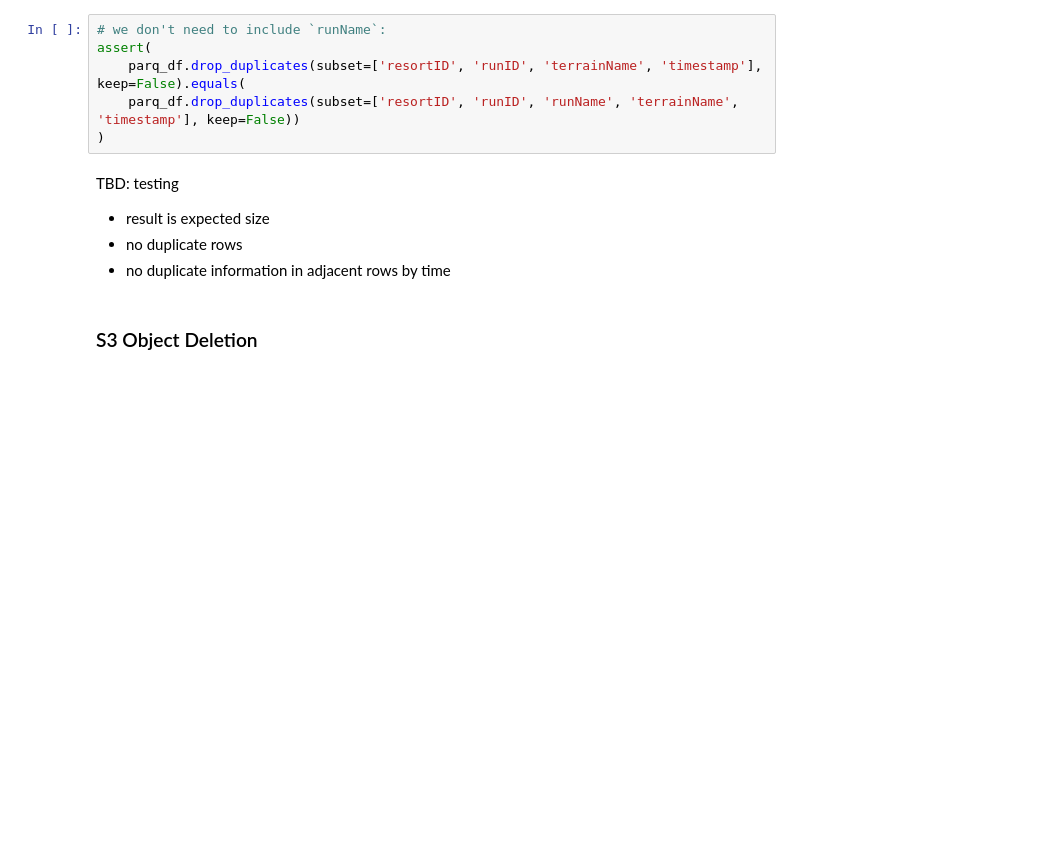
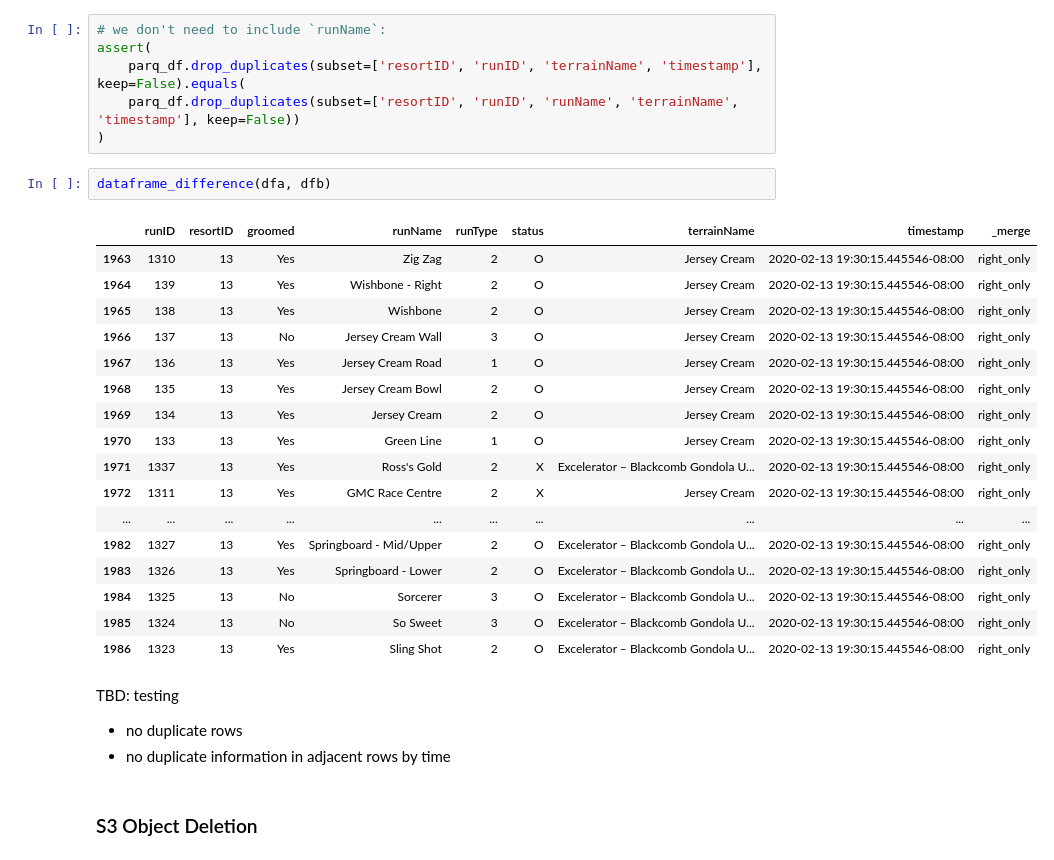
Before and after one commit to Pall-v/snowbot, a Jupyter notebook: notebooks/2.0-pv-process-json.ipynb, the cells around one changed output. Drawn from its saved outputs; the diff is of its cells as text; blank space fills up the shorter version.

```diff
--- a/notebooks/2.0-pv-process-json.ipynb
+++ b/notebooks/2.0-pv-process-json.ipynb
@@ -943,9 +875,28 @@ assert(
     parq_df.drop_duplicates(subset=['resortID', 'runID', 'terrainName', 'timestamp'], keep=False).equals(
     parq_df.drop_duplicates(subset=['resortID', 'runID', 'runName', 'terrainName', 'timestamp'], keep=False))
 )
+# %%
+dataframe_difference(dfa, dfb)
+# %% [output]
+|  | runID | resortID | groomed | runName | runType | status | terrainName | timestamp | _merge |
+| 1963 | 1310 | 13 | Yes | Zig Zag | 2 | O | Jersey Cream | 2020-02-13 19:30:15.445546-08:00 | right_only |
+| 1964 | 139 | 13 | Yes | Wishbone - Right | 2 | O | Jersey Cream | 2020-02-13 19:30:15.445546-08:00 | right_only |
+| 1965 | 138 | 13 | Yes | Wishbone | 2 | O | Jersey Cream | 2020-02-13 19:30:15.445546-08:00 | right_only |
+| 1966 | 137 | 13 | No | Jersey Cream Wall | 3 | O | Jersey Cream | 2020-02-13 19:30:15.445546-08:00 | right_only |
+| 1967 | 136 | 13 | Yes | Jersey Cream Road | 1 | O | Jersey Cream | 2020-02-13 19:30:15.445546-08:00 | right_only |
+| 1968 | 135 | 13 | Yes | Jersey Cream Bowl | 2 | O | Jersey Cream | 2020-02-13 19:30:15.445546-08:00 | right_only |
+| 1969 | 134 | 13 | Yes | Jersey Cream | 2 | O | Jersey Cream | 2020-02-13 19:30:15.445546-08:00 | right_only |
+| 1970 | 133 | 13 | Yes | Green Line | 1 | O | Jersey Cream | 2020-02-13 19:30:15.445546-08:00 | right_only |
+| 1971 | 1337 | 13 | Yes | Ross's Gold | 2 | X | Excelerator – Blackcomb Gondola U... | 2020-02-13 19:30:15.445546-08:00 | right_only |
+| 1972 | 1311 | 13 | Yes | GMC Race Centre | 2 | X | Jersey Cream | 2020-02-13 19:30:15.445546-08:00 | right_only |
+| ... | ... | ... | ... | ... | ... | ... | ... | ... | ... |
+| 1982 | 1327 | 13 | Yes | Springboard - Mid/Upper | 2 | O | Excelerator – Blackcomb Gondola U... | 2020-02-13 19:30:15.445546-08:00 | right_only |
+| 1983 | 1326 | 13 | Yes | Springboard - Lower | 2 | O | Excelerator – Blackcomb Gondola U... | 2020-02-13 19:30:15.445546-08:00 | right_only |
+| 1984 | 1325 | 13 | No | Sorcerer | 3 | O | Excelerator – Blackcomb Gondola U... | 2020-02-13 19:30:15.445546-08:00 | right_only |
+| 1985 | 1324 | 13 | No | So Sweet | 3 | O | Excelerator – Blackcomb Gondola U... | 2020-02-13 19:30:15.445546-08:00 | right_only |
+| 1986 | 1323 | 13 | Yes | Sling Shot | 2 | O | Excelerator – Blackcomb Gondola U... | 2020-02-13 19:30:15.445546-08:00 | right_only |
 # %% [markdown]
 TBD: testing
-- result is expected size
 - no duplicate rows
 - no duplicate information in adjacent rows by time
 # %% [markdown]
```
Also changed, not shown: parts of 37 cells of this notebook.
